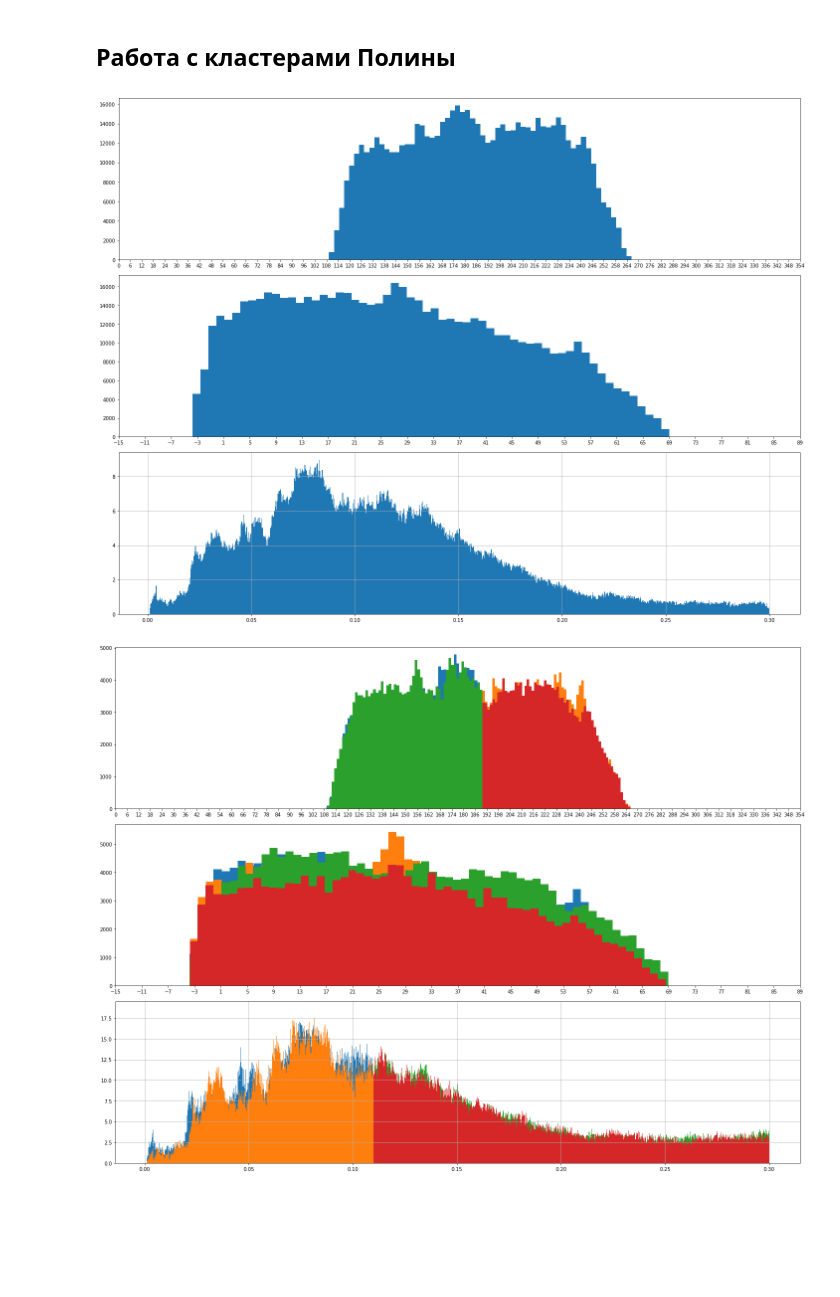
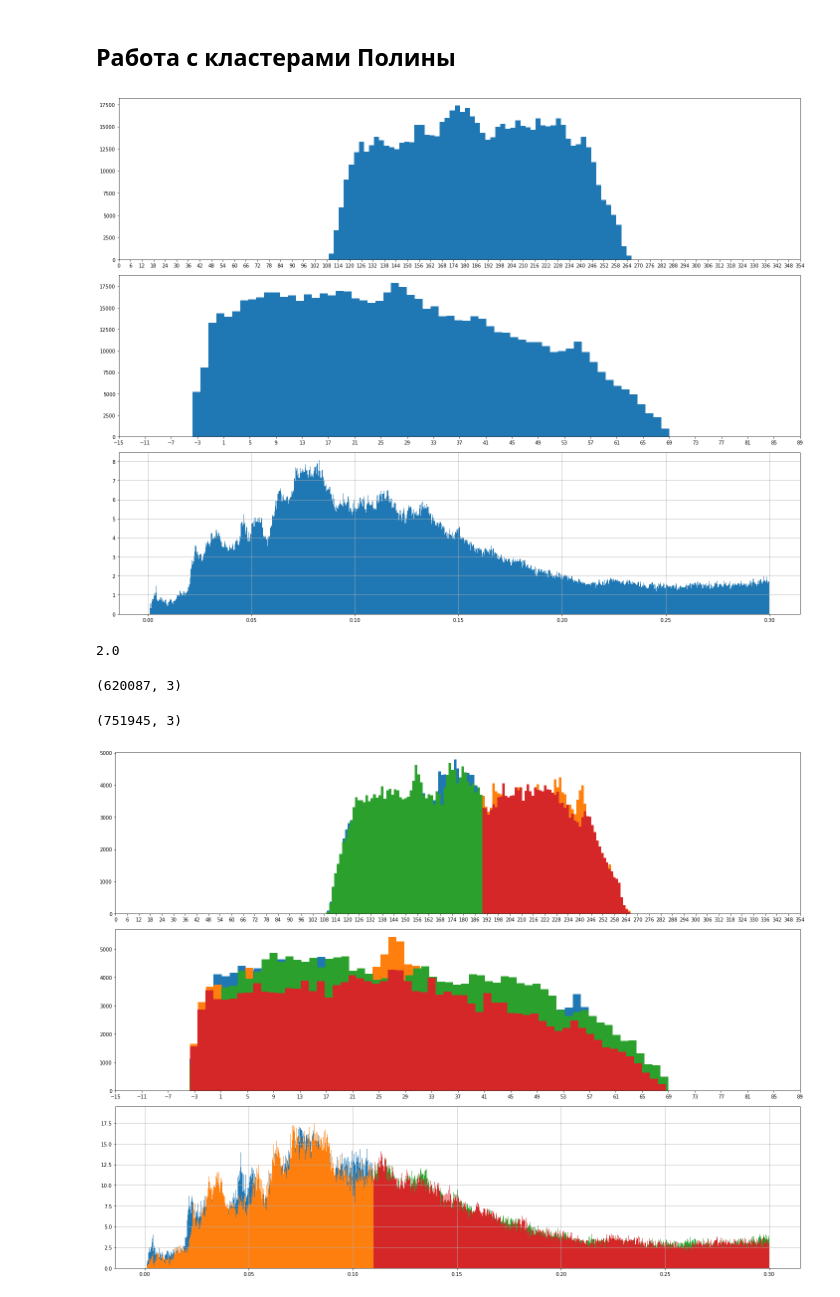
Before and after one commit to goshasty/diary_for_scientific_work, a Jupyter notebook: Analyze Abell.ipynb, the cells around one changed output. Drawn from its saved outputs; the diff is of its cells as text; code cells hidden in the pictures; blank space fills up the shorter version.

```diff
--- a/Analyze Abell.ipynb
+++ b/Analyze Abell.ipynb
@@ -1230,30 +1340,43 @@ plot_results(to_xyz(...), 1500, 0.3, mod_mix=4, save=False, name='uniform xyz')
 # %%
 fig = plt.figure(figsize=(20, 15))
 
-data = left_area[dbscan.labels_!=-1]
+data = left_area
 ax = plt.subplot(3, 1, 1)
 plt.hist(data[:,0], bins=60)
 plt.xticks(range(0, 360, 6))
 
 ax = plt.subplot(3, 1, 2)
 plt.hist(data[:,1], bins=60)
 plt.xticks(range(-15, 90, 4))
 
 ax = plt.subplot(3, 1, 3)
 plt.hist(data[:,2], bins=1000, density=True)
 
 
 #z_distr = distr_red_shift()
 x = np.linspace(0, 0.7, 200)
 #pdf_fitted = z_distr.pdf(x)
 #plt.plot(x, pdf_fitted, color='r')
 #plt.hist(z_distr.rvs(size=200000), bins=1000, density=True, alpha=0.8)
 #plt.xticks(np.linspace(0, 0.3, 31))
 plt.grid(True)
 
 plt.tight_layout()
 # %% [output]
-[figure, old version]
+[figure, new version]
+# %%
+a = distr_red_shift()
+a.pdf(0.2)
+# %% [output]
+2.0
+# %%
+left_area[(0.02 < left_area[:,2]) & (left_area[:,2]<0.2)].shape
+# %% [output]
+(620087, 3)
+# %%
+left_area.shape
+# %% [output]
+(751945, 3)
 # %%
 fig = plt.figure(figsize=(20, 15))
 
```
Also changed, not shown: parts of 98 cells of this notebook, 8 other files.
